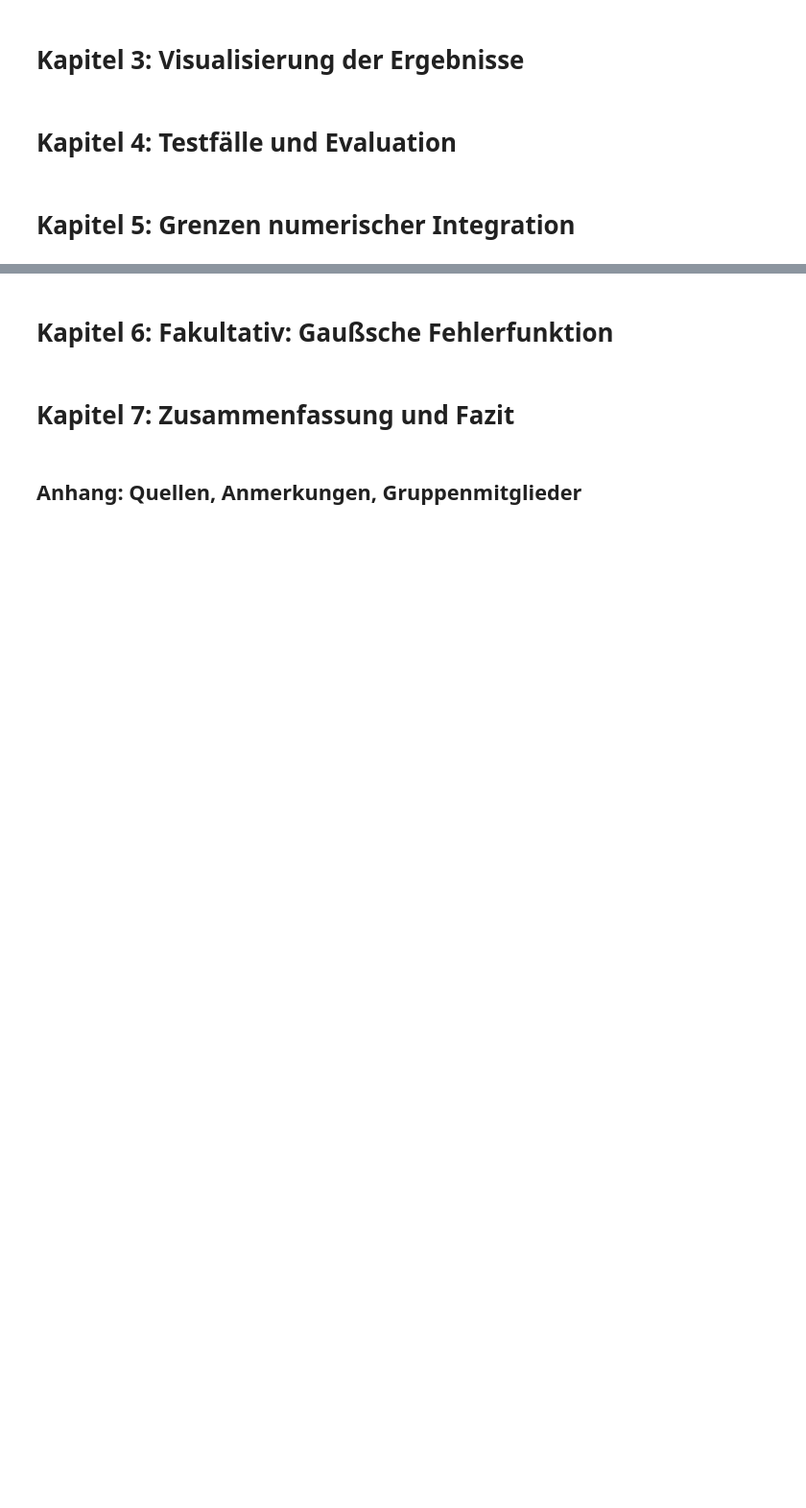
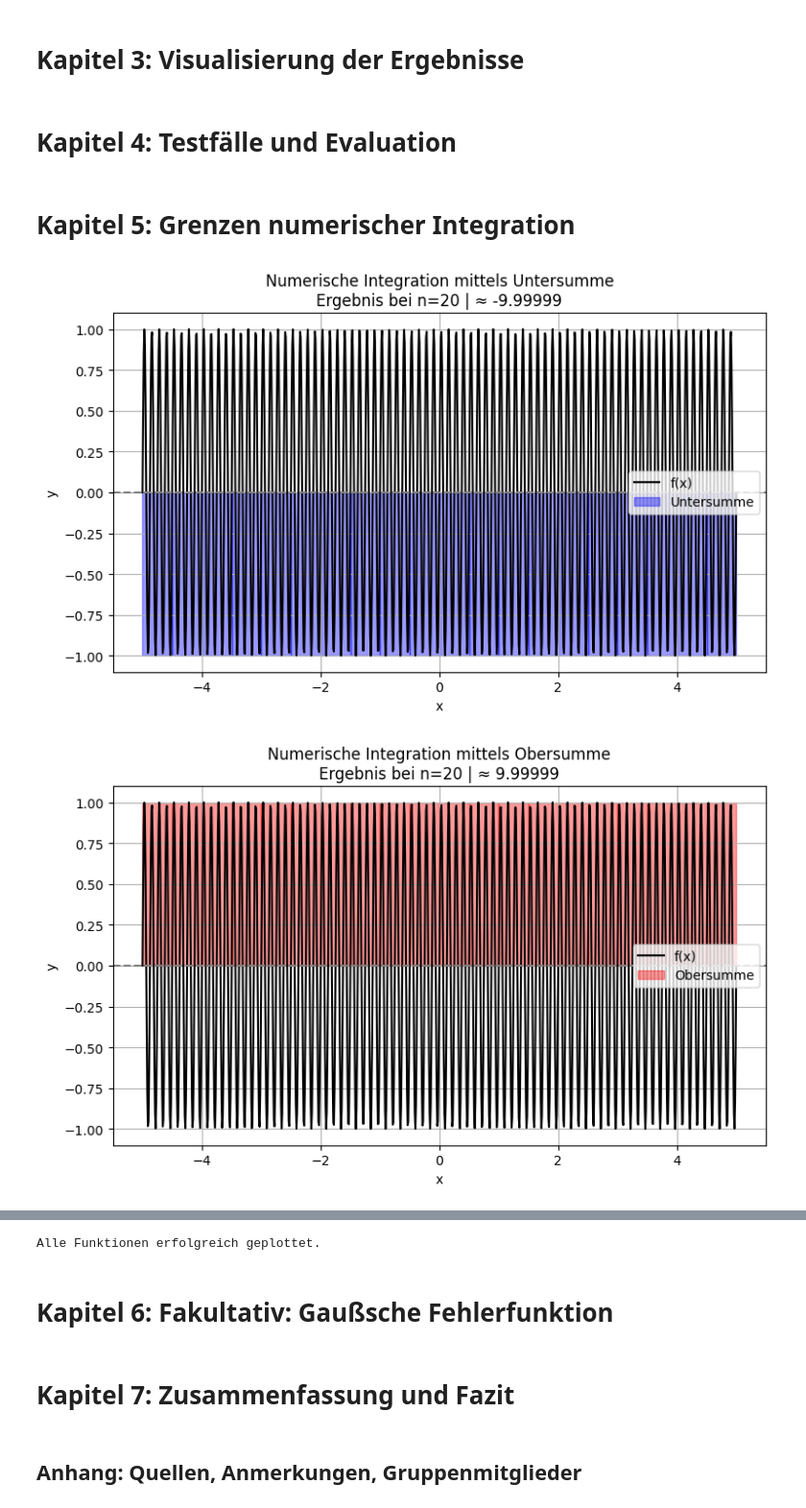
Before and after one commit to S1onyx/SciProgLab-project, a Jupyter notebook: Main.ipynb, the cells around one changed output, grey strips where cells are left out. Shown at 96% size. Drawn from its saved outputs; the diff is of its cells as text; code cells hidden in the pictures; blank space fills up the shorter version.

```diff
--- a/Main.ipynb
+++ b/Main.ipynb
@@ -431,2 +453,25 @@ else:
 # %% [markdown]
 # Kapitel 5: Grenzen numerischer Integration
+# %%
+# Testfunktionen mit Stammfunktion
+hochOsizilierendeFunktionTest = [
+    (
+        "f(x) = sin((x + 1) * 16π)",
+        lambda x: math.sin((x + 1) * 16 * math.pi),
+        0,
+        1,
+        lambda x: -1 / (16 * math.pi) * math.cos((x + 1) * 16 * math.pi)
+    ),
+]
+# %%
+auswertung_durchfuehren(
+    nutze_feste_grenzen=True,
+    feste_a=-5,
+    feste_b=5,
+    moFaktor=1,
+    max_n=200,
+    testfunktionen=hochOsizilierendeFunktionTest,
+)
+# %% [output]
+[figure, added]
+[figure, added]
@@ -433,3 +481,4 @@ else:
+Alle Funktionen erfolgreich geplottet.
 # %% [markdown]
 # Kapitel 6: Fakultativ: Gaußsche Fehlerfunktion
 # %% [markdown]
```
Also changed, not shown: parts of 6 cells of this notebook.
